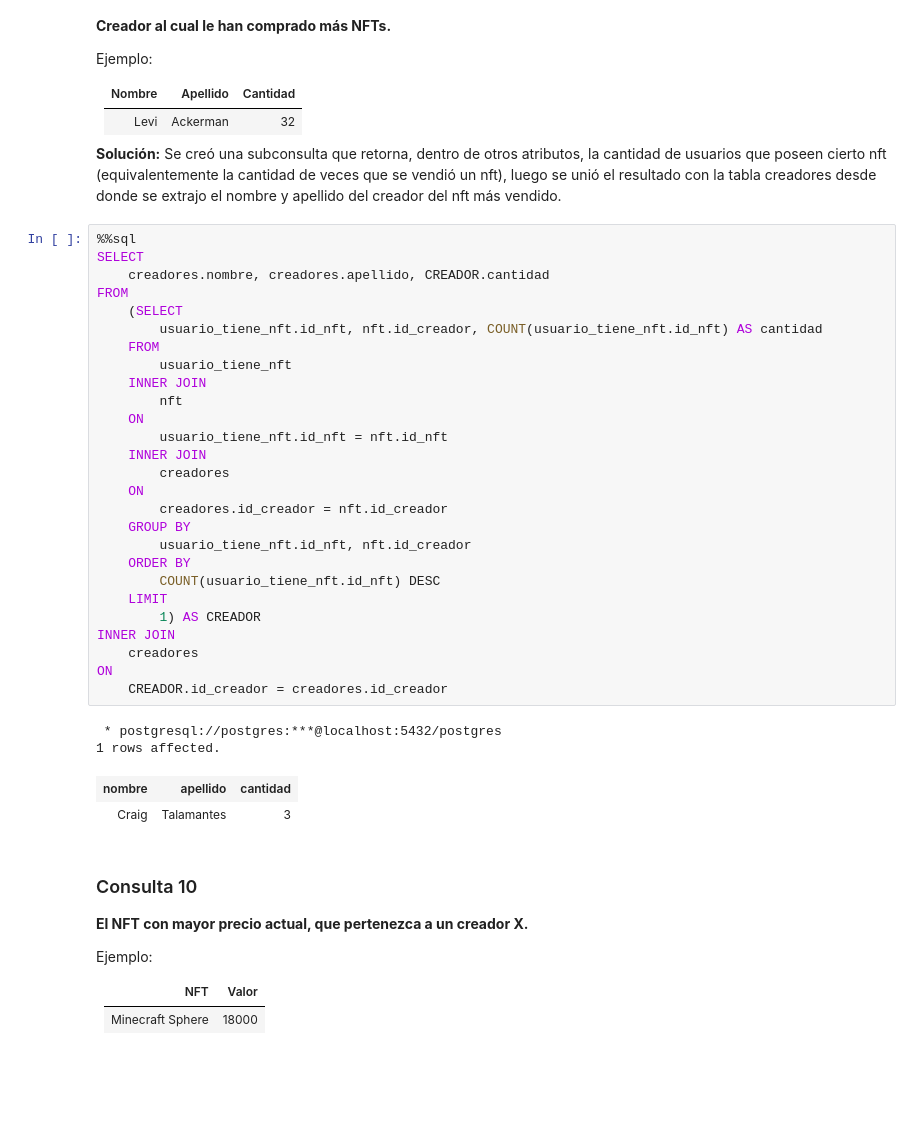
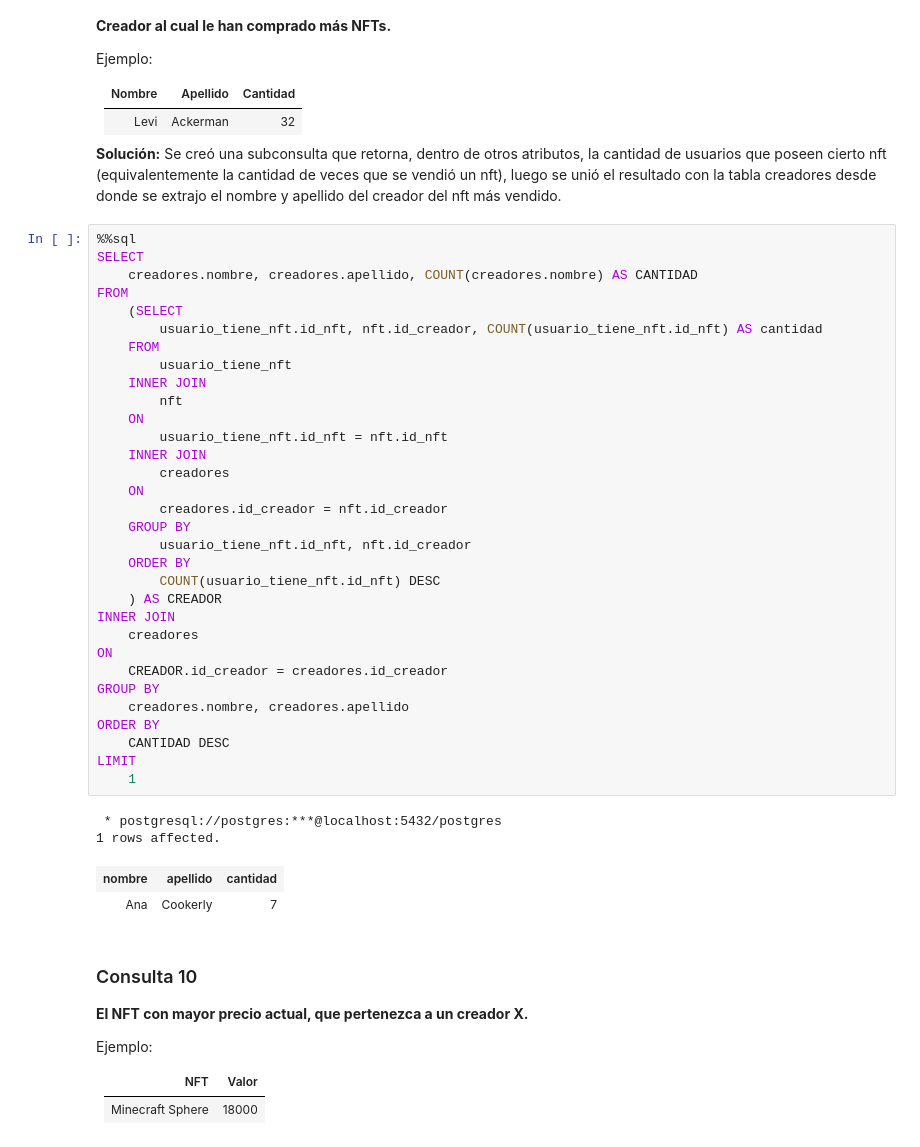
Before and after one commit to iwayato/Tareas-INF239-G08-2022-1, a Jupyter notebook: Tarea_1_Grupo08/Tarea1_Grupo08.ipynb, the cells around one changed output. Drawn from its saved outputs; the diff is of its cells as text; blank space fills up the shorter version.

```diff
--- a/Tarea_1_Grupo08/Tarea1_Grupo08.ipynb
+++ b/Tarea_1_Grupo08/Tarea1_Grupo08.ipynb
@@ -590,35 +611,40 @@ Ejemplo:
 # %%
 %%sql
 SELECT
-    creadores.nombre, creadores.apellido, CREADOR.cantidad
+    creadores.nombre, creadores.apellido, COUNT(creadores.nombre) AS CANTIDAD
 FROM
     (SELECT
         usuario_tiene_nft.id_nft, nft.id_creador, COUNT(usuario_tiene_nft.id_nft) AS cantidad
     FROM
         usuario_tiene_nft
     INNER JOIN
         nft
     ON
         usuario_tiene_nft.id_nft = nft.id_nft
     INNER JOIN
         creadores
     ON
         creadores.id_creador = nft.id_creador
     GROUP BY
         usuario_tiene_nft.id_nft, nft.id_creador
     ORDER BY
         COUNT(usuario_tiene_nft.id_nft) DESC
-    LIMIT
-        1) AS CREADOR
+    ) AS CREADOR
 INNER JOIN
     creadores
 ON
     CREADOR.id_creador = creadores.id_creador
+GROUP BY
+    creadores.nombre, creadores.apellido
+ORDER BY
+    CANTIDAD DESC
+LIMIT
+    1
 # %% [output]
  * postgresql://postgres:***@localhost:5432/postgres
 1 rows affected.
 | nombre | apellido | cantidad |
-| Craig | Talamantes | 3 |
+| Ana | Cookerly | 7 |
 # %% [markdown]
 ### Consulta 10
 **El NFT con mayor precio actual, que pertenezca a un creador X.**
```
Also changed, not shown: parts of 6 cells of this notebook.
